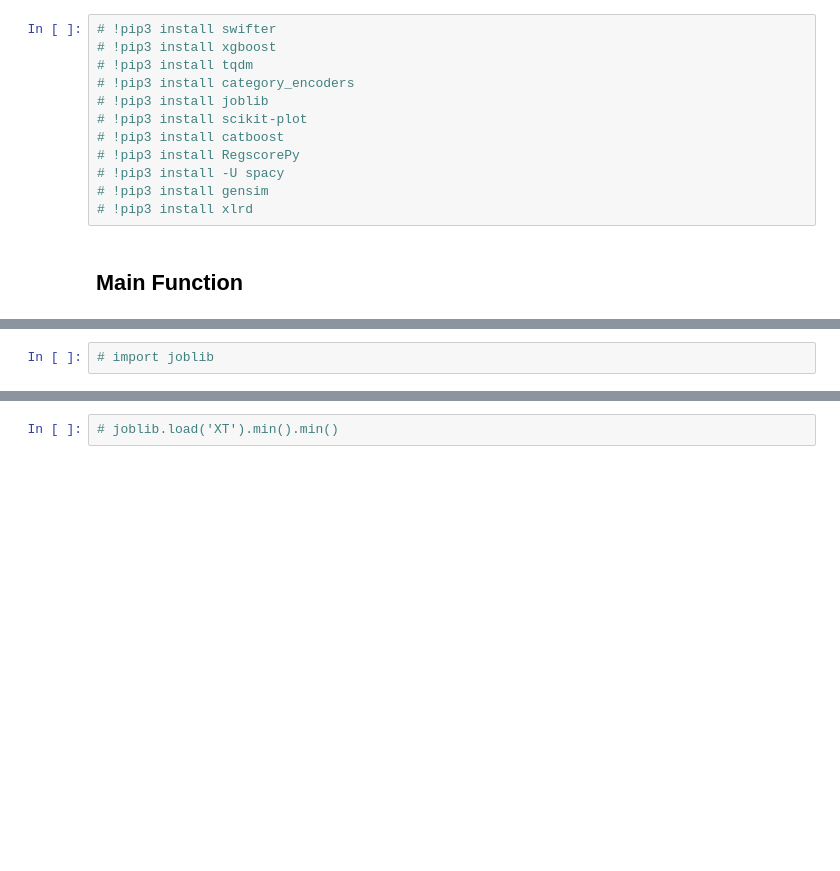
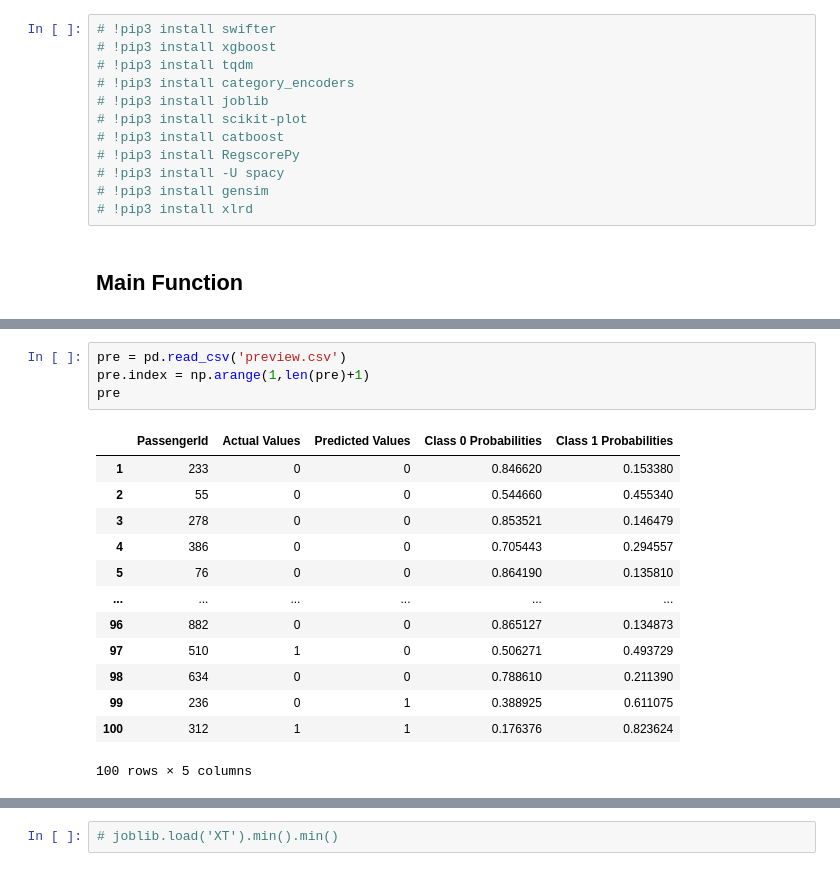
Before and after one commit to harsh5161/datascience, a Jupyter notebook: Training.ipynb, the cells around one changed output, grey strips where cells are left out. Drawn from its saved outputs; the diff is of its cells as text; blank space fills up the shorter version.

```diff
--- a/Training.ipynb
+++ b/Training.ipynb
@@ -152,2 +126,18 @@ Enter model path here to view MODEL COMPARISON CHART : titanicmodel
-# %%
-# import joblib
+# %%
+pre = pd.read_csv('preview.csv')
+pre.index = np.arange(1,len(pre)+1)
+pre
+# %% [output]
+|  | PassengerId | Actual Values | Predicted Values | Class 0 Probabilities | Class 1 Probabilities |
+| 1 | 233 | 0 | 0 | 0.846620 | 0.153380 |
+| 2 | 55 | 0 | 0 | 0.544660 | 0.455340 |
+| 3 | 278 | 0 | 0 | 0.853521 | 0.146479 |
+| 4 | 386 | 0 | 0 | 0.705443 | 0.294557 |
+| 5 | 76 | 0 | 0 | 0.864190 | 0.135810 |
+| ... | ... | ... | ... | ... | ... |
+| 96 | 882 | 0 | 0 | 0.865127 | 0.134873 |
+| 97 | 510 | 1 | 0 | 0.506271 | 0.493729 |
+| 98 | 634 | 0 | 0 | 0.788610 | 0.211390 |
+| 99 | 236 | 0 | 1 | 0.388925 | 0.611075 |
+| 100 | 312 | 1 | 1 | 0.176376 | 0.823624 |
+100 rows × 5 columns
```
Also changed, not shown: parts of 4 cells of this notebook, 6 other files.
